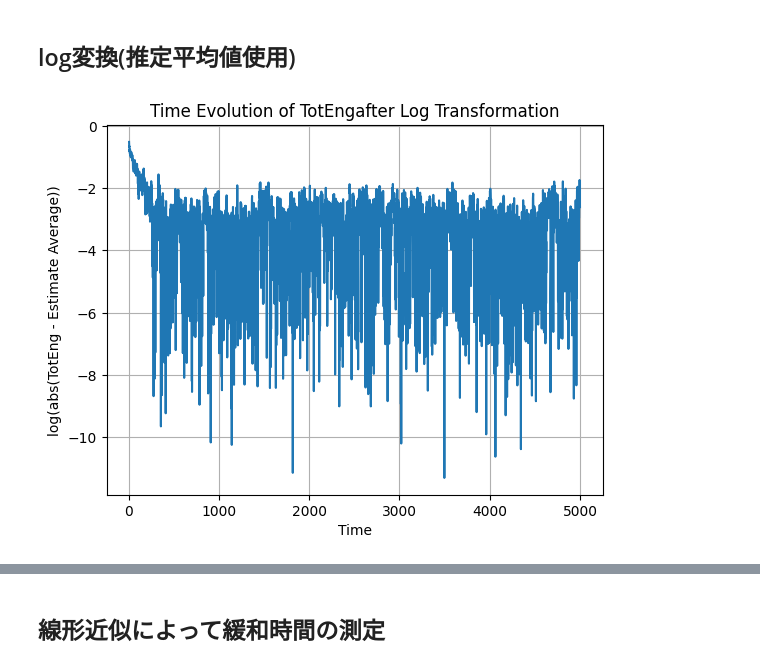
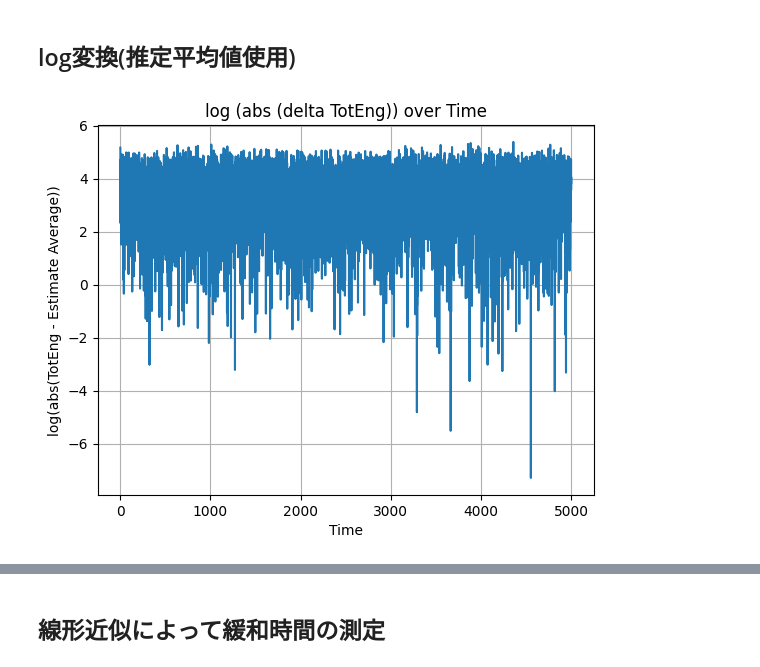
Before and after one commit to m-agnet/Bachelor-of-Physics, a Jupyter notebook: data_analysis.ipynb, the cells around one changed output, grey strips where cells are left out. Cells and saved outputs as stored; diff of their text form; code cells hidden in the pictures.

```diff
--- a/data_analysis.ipynb
+++ b/data_analysis.ipynb
@@ -10,13 +11,14 @@ import matplotlib.pyplot as plt
 from scipy.stats import norm
 # %%
 # ファイルを読み込む
-path = '/content/drive/MyDrive/Colab Notebooks/data_analysis/.txt'
+path = '/content/drive/MyDrive/Colab Notebooks/data_analysis/gas.txt'
 data = pd.read_table(path, sep='\s+')
 quantity_name = 'TotEng'
 
 # 設定の入力
 thermo = 100
 t_step = 0.005
+skip = t_step * thermo # 1行ごとにskipだけtimeを進めるデータを使っている
 
 
 # データを出力する
@@ -59,7 +78,7 @@ plt.show()
 # %%
 # データ加工
 start = 0
-end = 9
+end = 1
 data = data.drop(range(start,end+1))
 print(data)
 
@@ -97,13 +116,14 @@ plt.show()
 ## log変換(推定平均値使用)
 # %%
 # log変換
-estimate_average = -1.26 # 推定平均値を入力
+estimate_average = 2892.76668 # 推定平均値を入力, データによって調整
 y_log = np.log(np.abs(y - estimate_average))
+
 plt.plot(x, y_log)
 plt.xlabel('Time')
 plt.ylabel('log(abs(' + quantity_name + ' - Estimate Average))')
-plt.title('Time Evolution of ' + quantity_name + 'after Log Transformation')
+plt.title(f'log (abs (delta {quantity_name})) over Time')
 plt.grid()
 plt.show()
 # %% [output]
-[figure, old version]
+[figure, new version]
```
Also changed, not shown: parts of 20 cells of this notebook.
